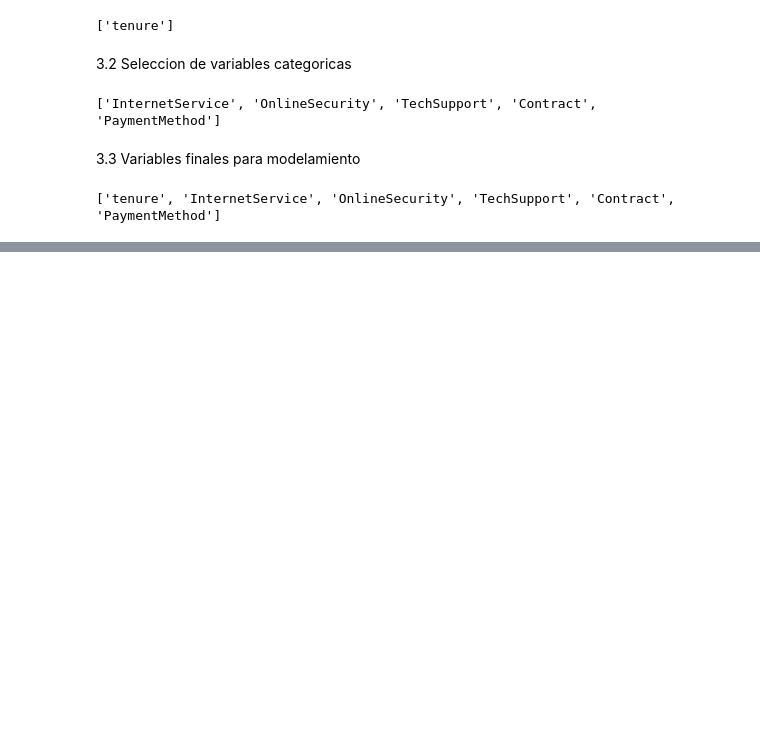
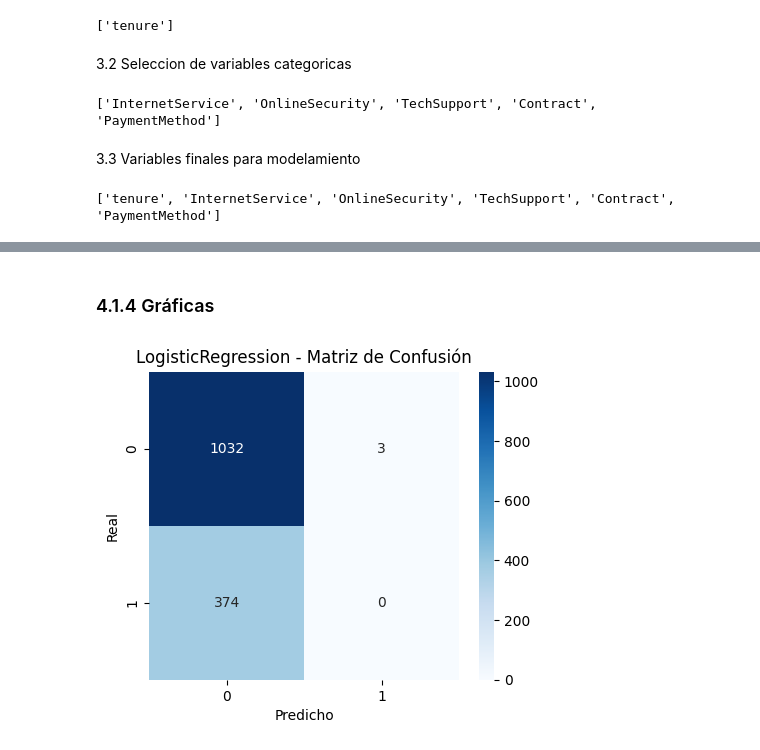
Before and after one commit to yofreca/clase_mlops, a Jupyter notebook: Proyecto_1/notebooks/Exploracion.ipynb, the cells around one changed output, grey strips where cells are left out. Cells and saved outputs as stored; diff of their text form; code cells hidden in the pictures; blank space fills up the shorter version.

```diff
--- a/Proyecto_1/notebooks/note1.ipynb
+++ b/Proyecto_1/notebooks/Exploracion.ipynb
@@ -276,0 +305,19 @@ print(selected_features)
+# %%
+from sklearn.compose import ColumnTransformer
+from sklearn.pipeline import Pipeline
+from sklearn.preprocessing import OneHotEncoder
+from sklearn.linear_model import LogisticRegression
+# Prepare the preprocessing step
+preprocessor = ColumnTransformer(
+    transformers=[
+        ('num', 'passthrough', num_features),
+        ('cat', OneHotEncoder(), cat_features)
+    ])
+
+pipeline = Pipeline(steps=[
+    ('preprocessor', preprocessor),
+    ('classifier', LogisticRegression(max_iter=1000))
+])
+
+# Train the logistic regression model
+pipeline.fit(X_train, y_train)
@@ -276,0 +363,19 @@ print(selected_features)
+# %% [markdown]
+### 4.1.4 Gráficas
+# %%
+from sklearn.metrics import classification_report, roc_auc_score, confusion_matrix, roc_curve, auc, precision_recall_curve
+
+model_name = "LogisticRegression"
+
+y_pred = pipeline.predict(X_test)
+y_scores = pipeline.predict_proba(X_test)[:, 1]
+
+cm = confusion_matrix(y_test, y_pred)
+plt.figure(figsize=(5, 4))
+sns.heatmap(cm, annot=True, fmt='d', cmap="Blues")
+plt.title(f"{model_name} - Matriz de Confusión")
+plt.xlabel("Predicho")
+plt.ylabel("Real")
+plt.show()
+# %% [output]
+[figure, added]
```
Also changed, not shown: parts of 15 cells of this notebook, 1 other file.
